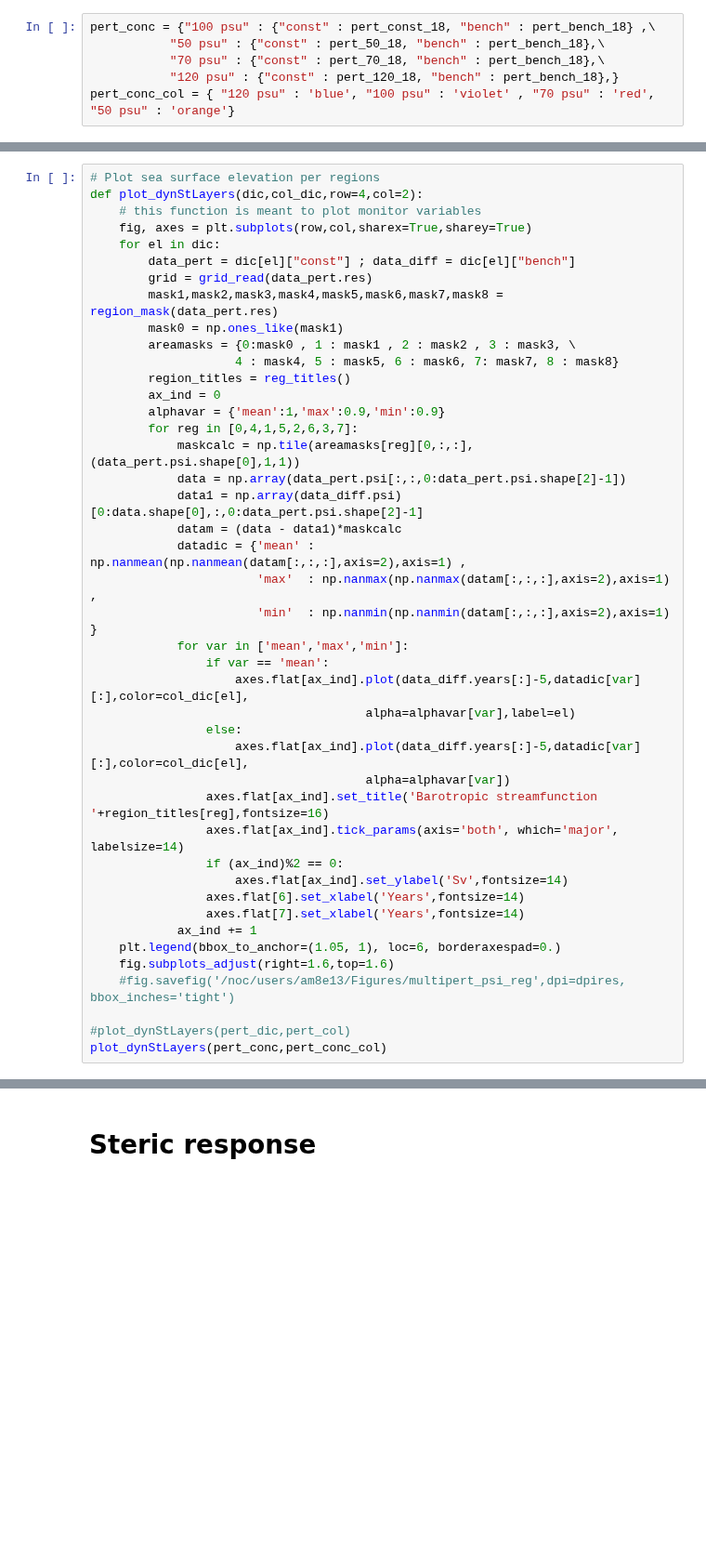
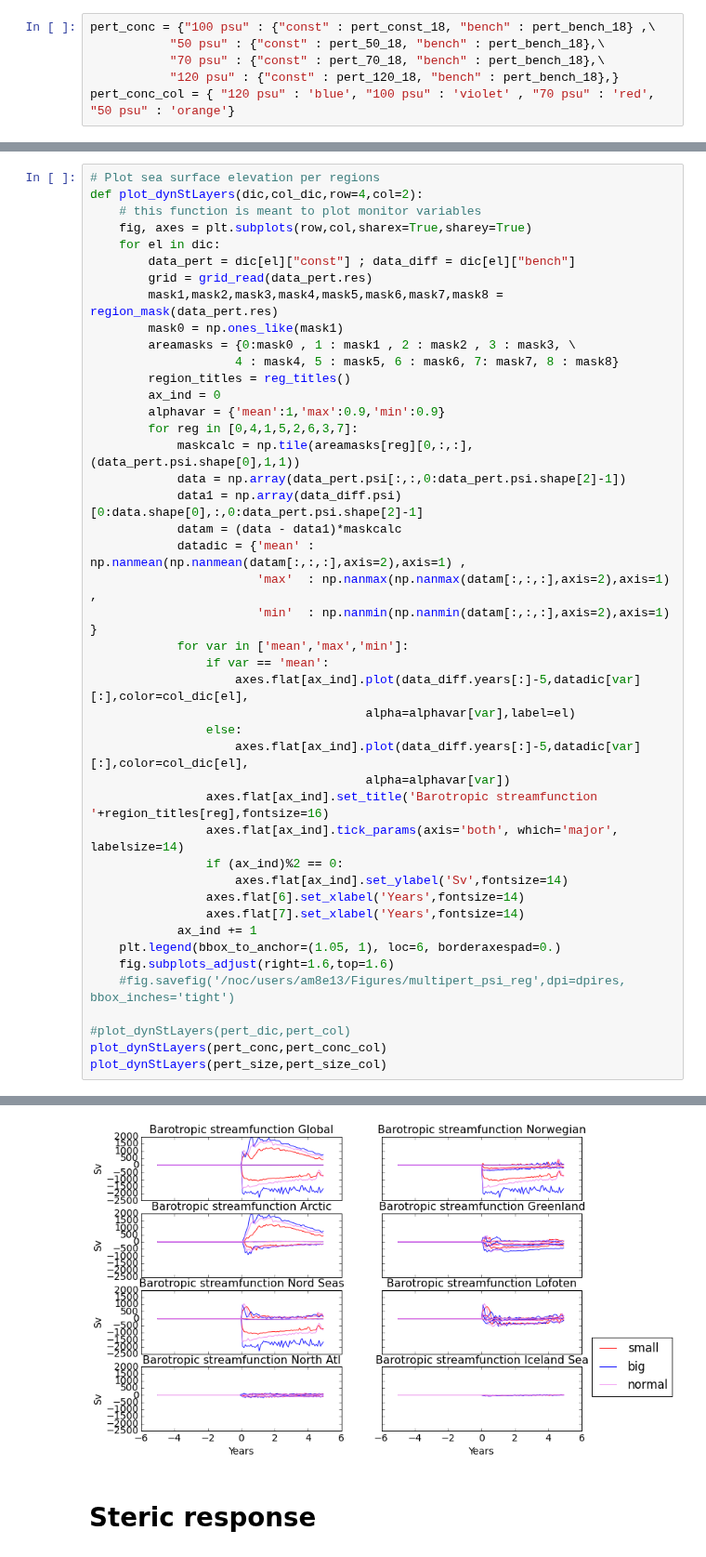
Before and after one commit to AlessandroMozzato/notebooks, a Jupyter notebook: Perturbation-comparison.ipynb, the cells around one changed output, grey strips where cells are left out. Shown at 93% size. Cells and saved outputs as stored; diff of their text form; blank space fills up the shorter version.

```diff
--- a/Perturbation-comparison.ipynb
+++ b/Perturbation-comparison.ipynb
@@ -387,33 +471,35 @@ def plot_dynStLayers(dic,col_dic,row=4,col=2):
         for reg in [0,4,1,5,2,6,3,7]:
             maskcalc = np.tile(areamasks[reg][0,:,:],(data_pert.psi.shape[0],1,1))
             data = np.array(data_pert.psi[:,:,0:data_pert.psi.shape[2]-1])
             data1 = np.array(data_diff.psi)[0:data.shape[0],:,0:data_pert.psi.shape[2]-1]
             datam = (data - data1)*maskcalc
             datadic = {'mean' : np.nanmean(np.nanmean(datam[:,:,:],axis=2),axis=1) ,
                        'max'  : np.nanmax(np.nanmax(datam[:,:,:],axis=2),axis=1) ,
                        'min'  : np.nanmin(np.nanmin(datam[:,:,:],axis=2),axis=1) }
             for var in ['mean','max','min']:
                 if var == 'mean':
                     axes.flat[ax_ind].plot(data_diff.years[:]-5,datadic[var][:],color=col_dic[el],
                                       alpha=alphavar[var],label=el)
                 else:
                     axes.flat[ax_ind].plot(data_diff.years[:]-5,datadic[var][:],color=col_dic[el],
                                       alpha=alphavar[var])
                 axes.flat[ax_ind].set_title('Barotropic streamfunction '+region_titles[reg],fontsize=16)
                 axes.flat[ax_ind].tick_params(axis='both', which='major', labelsize=14)
                 if (ax_ind)%2 == 0:
                     axes.flat[ax_ind].set_ylabel('Sv',fontsize=14)
                 axes.flat[6].set_xlabel('Years',fontsize=14)
                 axes.flat[7].set_xlabel('Years',fontsize=14)
             ax_ind += 1
     plt.legend(bbox_to_anchor=(1.05, 1), loc=6, borderaxespad=0.)
     fig.subplots_adjust(right=1.6,top=1.6)
     #fig.savefig('/noc/users/am8e13/Figures/multipert_psi_reg',dpi=dpires, bbox_inches='tight')
 
 #plot_dynStLayers(pert_dic,pert_col)
 plot_dynStLayers(pert_conc,pert_conc_col)
+plot_dynStLayers(pert_size,pert_size_col)
 # %% [output]
 [figure]
+[figure, added]
 # %% [markdown]
 # Steric response
 # %%
```
Also changed, not shown: parts of 53 cells of this notebook.
